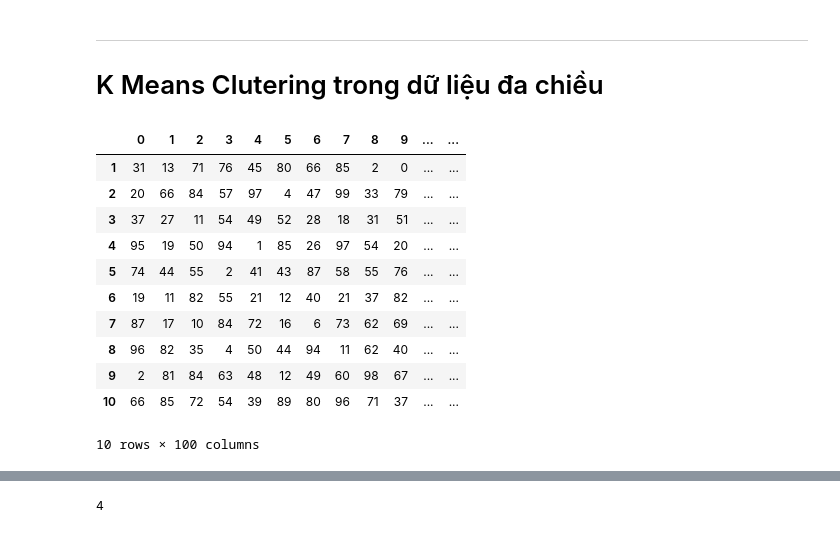
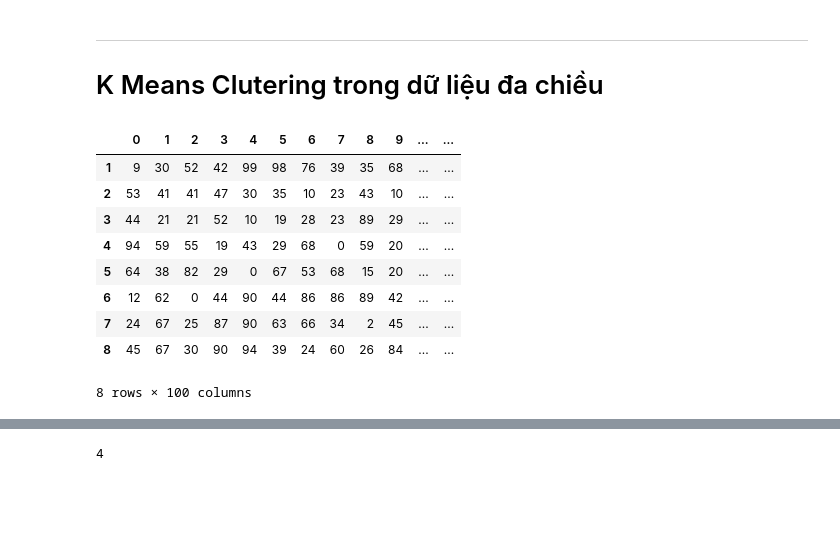
Before and after one commit to ThanhHung2112/Machine_learning, a Jupyter notebook: ML_K_means.ipynb, the cells around one changed output, grey strips where cells are left out. Saved outputs shown, nothing was run; the diff lists cells and outputs as text; code cells hidden in the pictures; blank space fills up the shorter version.

```diff
--- a/ML_K_means.ipynb
+++ b/ML_K_means.ipynb
@@ -10,8 +46,8 @@ sns.set(rc={'figure.figsize':(13, 7.5)})
 # %%
 # Tạo dữ liệu
 df = pd.DataFrame({
-    'x': [12, 20, 28, 18, 29, 33, 24, 45, 45, 52, 51, 52, 55, 53, 55, 61, 64, 69, 72],
-    'y': [39, 36, 30, 52, 54, 46, 55, 59, 63, 70, 66, 63, 58, 23, 14, 8, 19, 7, 24]
+    'x': [12, 20, 28, 18, 29, 33, 24, 45, 45, 52, 51, 52, 55, 53, 55, 61, 64, 69, 72, 40 ,62, 14, 74, 34, 42, 55, 7],
+    'y': [39, 36, 30, 52, 54, 46, 55, 59, 60, 70, 66, 63, 58, 23, 14, 8, 19, 7, 24, 33, 55, 25, 33, 19, 17, 40, 17]
 })
 df.T
 # %% [output]
@@ -21,6 +77,6 @@ df.T
 # %%
 # Số cluster
-k = 5
+k = 3
 # %%
 colors = cm.rainbow(np.linspace(0, 1, k))
 colors
@@ -113,12 +167,12 @@ plot_show()
 old_centroids = copy.deepcopy(centroids)
 
 # Update tọa độ mỗi center sau mỗi vòng lặp
-def update(k):
+def update():
     for i in centroids.keys():
         centroids[i][0] = np.mean(df[df['closest'] == i]['x'])
         centroids[i][1] = np.mean(df[df['closest'] == i]['y'])
-    return k
+    return centroids
 
-centroids = update(centroids)
+update()
 print(centroids)
 # %% [output]
@@ -129,7 +183,7 @@ n = 0
 while old_centroids != centroids:
     n = n +1
     df = assigment(df, centroids)
-    print(df)
+    #print(df)
     old_centroids = copy.deepcopy(centroids)
     plt.scatter(df['x'], df['y'], color=df['color'], alpha=0.5, edgecolor='k')
     for i in centroids.keys():
@@ -138,7 +192,7 @@ while old_centroids != centroids:
     plt.ylim(0, 80)
     plt.show()
     ax = plt.axes()
-    centroids = update(centroids)
+    update()
     print(centroids)
 
     plt.scatter(df['x'], df['y'], color=df['color'], alpha=0.5, edgecolor='k')
@@ -220,26 +220,24 @@ n
 ----
 # K Means Clutering trong dữ liệu đa chiều
 # %%
-d = 10 # số chiều
+d = 8 # số chiều
 df = {
     i+1 : np.random.randint(0,100, size=100)
     for i in range(d)
 }
 df = pd.DataFrame(df)
 df.T
 # %% [output]
 |  | 0 | 1 | 2 | 3 | 4 | 5 | 6 | 7 | 8 | 9 | ... | ... |
-| 1 | 31 | 13 | 71 | 76 | 45 | 80 | 66 | 85 | 2 | 0 | ... | ... |
-| 2 | 20 | 66 | 84 | 57 | 97 | 4 | 47 | 99 | 33 | 79 | ... | ... |
-| 3 | 37 | 27 | 11 | 54 | 49 | 52 | 28 | 18 | 31 | 51 | ... | ... |
-| 4 | 95 | 19 | 50 | 94 | 1 | 85 | 26 | 97 | 54 | 20 | ... | ... |
-| 5 | 74 | 44 | 55 | 2 | 41 | 43 | 87 | 58 | 55 | 76 | ... | ... |
-| 6 | 19 | 11 | 82 | 55 | 21 | 12 | 40 | 21 | 37 | 82 | ... | ... |
-| 7 | 87 | 17 | 10 | 84 | 72 | 16 | 6 | 73 | 62 | 69 | ... | ... |
-| 8 | 96 | 82 | 35 | 4 | 50 | 44 | 94 | 11 | 62 | 40 | ... | ... |
-| 9 | 2 | 81 | 84 | 63 | 48 | 12 | 49 | 60 | 98 | 67 | ... | ... |
-| 10 | 66 | 85 | 72 | 54 | 39 | 89 | 80 | 96 | 71 | 37 | ... | ... |
+| 1 | 9 | 30 | 52 | 42 | 99 | 98 | 76 | 39 | 35 | 68 | ... | ... |
+| 2 | 53 | 41 | 41 | 47 | 30 | 35 | 10 | 23 | 43 | 10 | ... | ... |
+| 3 | 44 | 21 | 21 | 52 | 10 | 19 | 28 | 23 | 89 | 29 | ... | ... |
+| 4 | 94 | 59 | 55 | 19 | 43 | 29 | 68 | 0 | 59 | 20 | ... | ... |
+| 5 | 64 | 38 | 82 | 29 | 0 | 67 | 53 | 68 | 15 | 20 | ... | ... |
+| 6 | 12 | 62 | 0 | 44 | 90 | 44 | 86 | 86 | 89 | 42 | ... | ... |
+| 7 | 24 | 67 | 25 | 87 | 90 | 63 | 66 | 34 | 2 | 45 | ... | ... |
+| 8 | 45 | 67 | 30 | 90 | 94 | 39 | 24 | 60 | 26 | 84 | ... | ... |
-10 rows × 100 columns
+8 rows × 100 columns
 # %%
 # Số cluster
 k = 10
```
Also changed, not shown: parts of 19 cells of this notebook, 1 other file.
